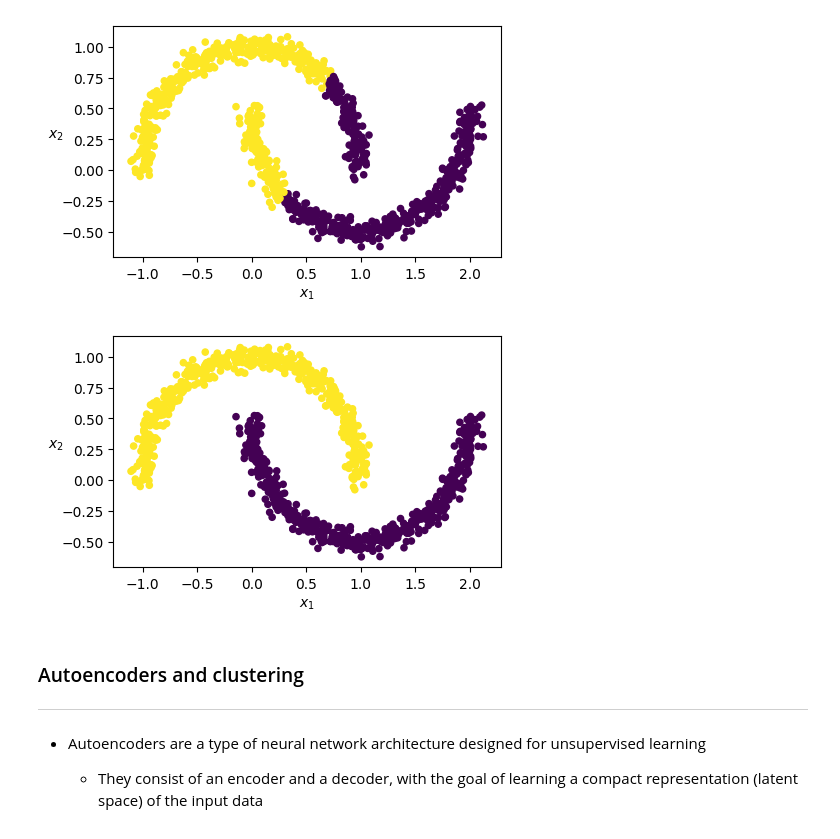
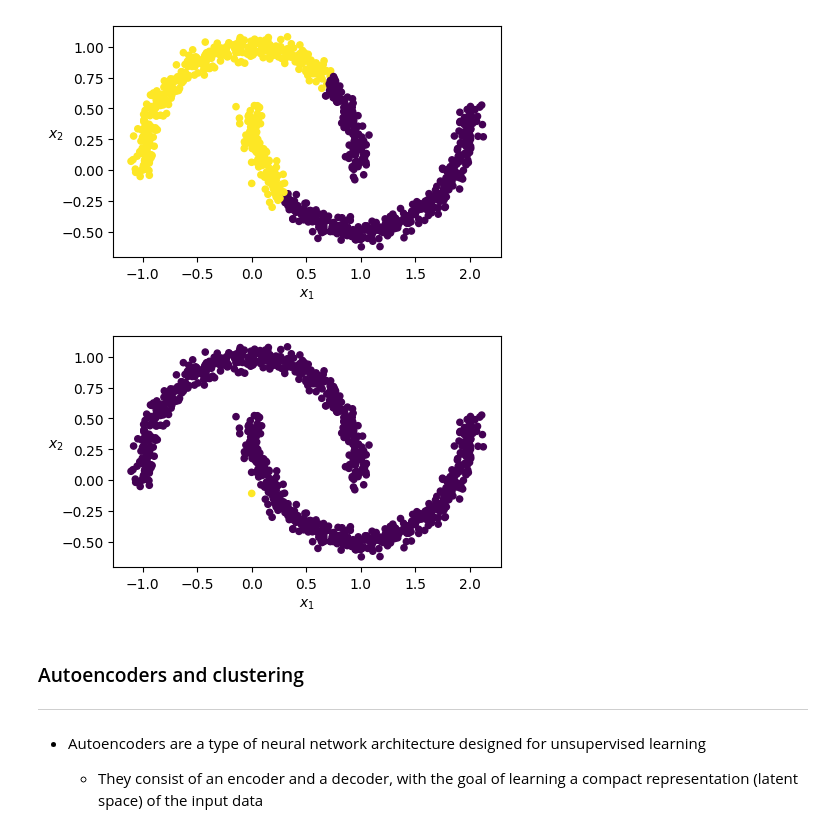
Before and after one commit to farhad-pourkamali/MATH6388, a Jupyter notebook: Lecture6_Clustering.ipynb, the cells around one changed output. Saved outputs shown, nothing was run; the diff lists cells and outputs as text; code cells hidden in the pictures.

```diff
--- a/Lecture6_Clustering.ipynb
+++ b/Lecture6_Clustering.ipynb
@@ -288,17 +288,17 @@ plt.show()
 # %%
 from sklearn.cluster import SpectralClustering
 
-sc = SpectralClustering(n_clusters=2, gamma=100, random_state=42) # 2, 10, 100, 10000
+sc = SpectralClustering(n_clusters=2, gamma=10000, random_state=42) # 2, 10, 100, 10000
 sc.fit(X)
 
 # what is the role of gamma: np.exp(-gamma * d(X,X) ** 2)
 
 plt.scatter(X[:, 0], X[:, 1], c=sc.labels_, s=20)
 plt.xlabel("$x_1$")
 plt.ylabel("$x_2$", rotation=0)
 plt.show()
 # %% [output]
-[figure, old version]
+[figure, new version]
 # %% [markdown]
 ### Autoencoders and clustering
 <hr style="border:2px solid gray">
```
Also changed, not shown: parts of 18 cells of this notebook.
